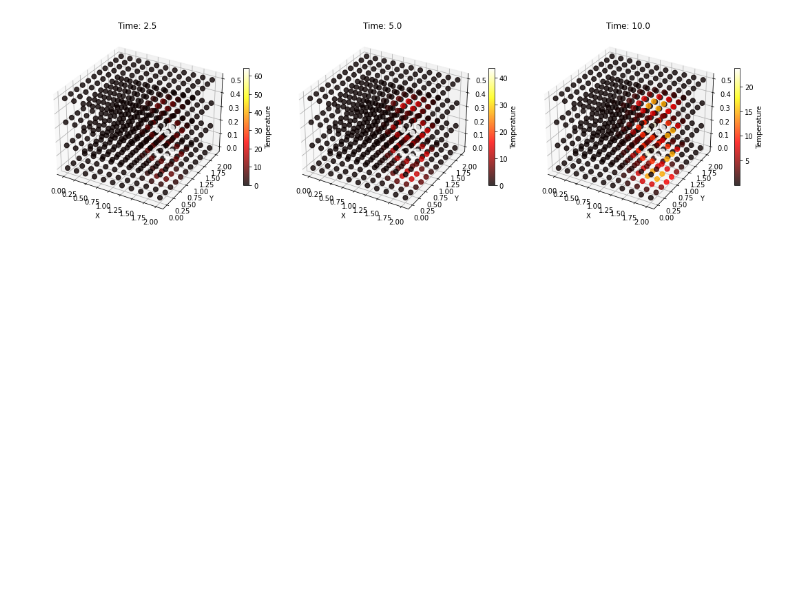
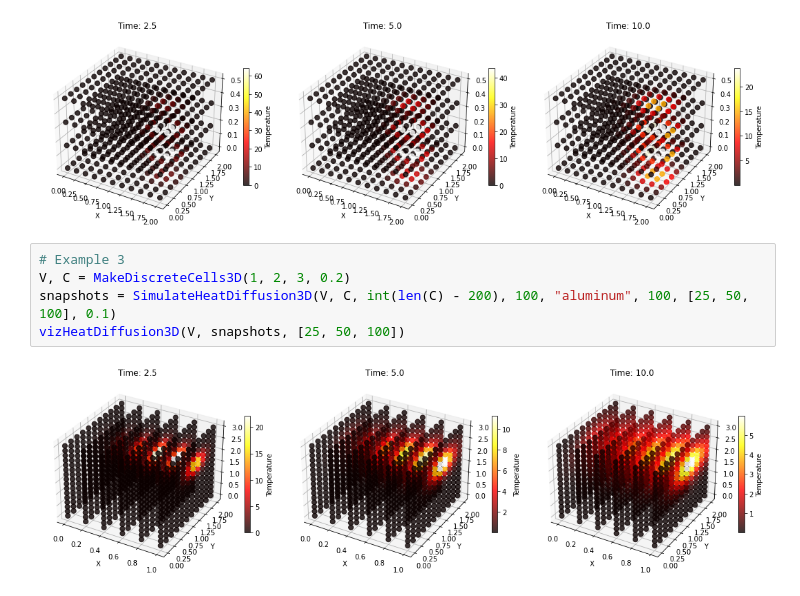
Before and after one commit to maxmandel03/MandelPHYS250FinalProject, a Jupyter notebook: Mandel_Phys250_FinalProject.ipynb, the cells around one changed output. Cells and saved outputs as stored; diff of their text form; blank space fills up the shorter version.

```diff
--- a/Mandel_Phys250_FinalProject.ipynb
+++ b/Mandel_Phys250_FinalProject.ipynb
@@ -516,3 +517,10 @@ snapshots = SimulateHeatDiffusion3D(V, C, int(len(C)-50), 100, "steel", 100, [25
 vizHeatDiffusion3D(V, snapshots, [25, 50, 100])
 # %% [output]
 [figure]
+# %%
+# Example 3
+V, C = MakeDiscreteCells3D(1, 2, 3, 0.2)
+snapshots = SimulateHeatDiffusion3D(V, C, int(len(C) - 200), 100, "aluminum", 100, [25, 50, 100], 0.1)
+vizHeatDiffusion3D(V, snapshots, [25, 50, 100])
+# %% [output]
+[figure, added]
```
Also changed, not shown: parts of 6 cells of this notebook.
